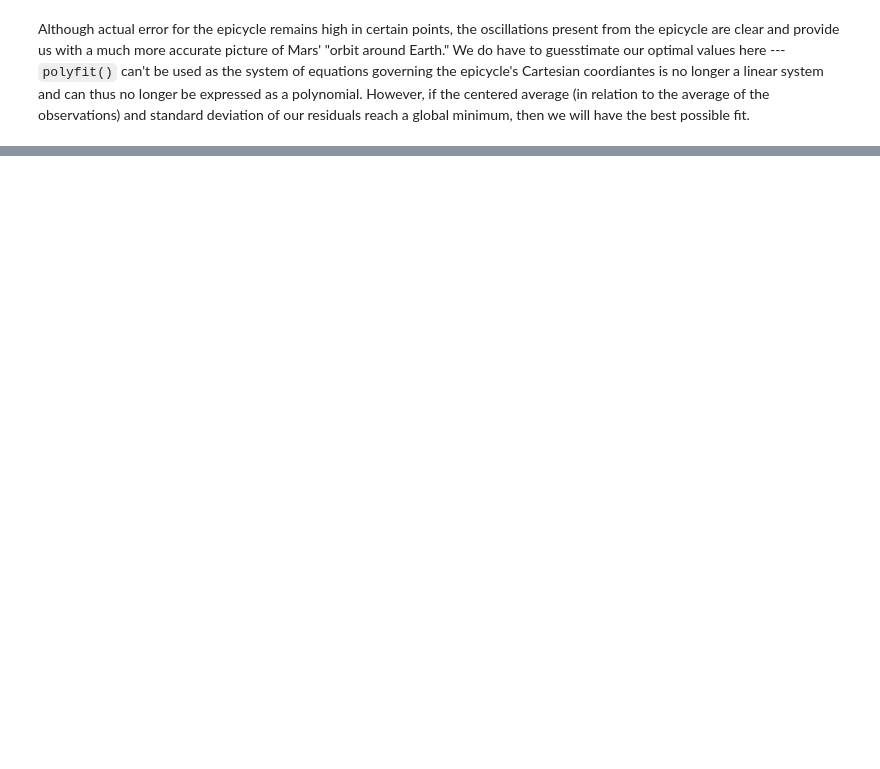
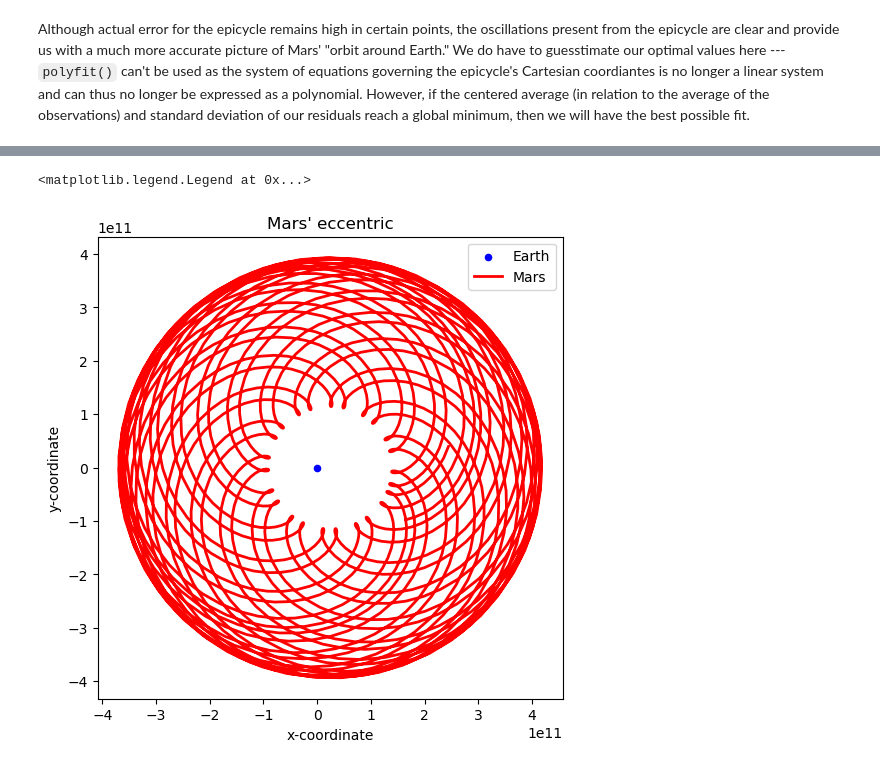
Before and after one commit to lemondoroshow/geoscienceModeling, a Jupyter notebook: celestialMechanics/copernican_revolution.ipynb, the cells around one changed output, grey strips where cells are left out. Saved outputs shown, nothing was run; the diff lists cells and outputs as text; code cells hidden in the pictures; blank space fills up the shorter version.

```diff
--- a/celestialMechanics/copernican_revolution.ipynb
+++ b/celestialMechanics/copernican_revolution.ipynb
@@ -283,0 +339,15 @@ Let's use the same strategy as before.
+# %%
+x_tilde_ecc = x_tilde_epi + r_bar * b * np.cos(theta_two) * np.ones_like(x_tilde_epi)
+y_tilde_ecc = y_tilde_epi + r_bar * b * np.sin(theta_two) * np.ones_like(y_tilde_epi)
+# %%
+# Plot eccentric trajectories
+fig, ax = plt.subplots(figsize = (6, 6))
+ax.scatter(0, 0, s = 20, c = "blue", label = "Earth")
+ax.plot(x_tilde_ecc, y_tilde_ecc, color = "red", lw = 2, label = "Mars")
+ax.set_title("Mars' eccentric")
+ax.set_xlabel("x-coordinate")
+ax.set_ylabel("y-coordinate")
+ax.legend()
+# %% [output]
+<matplotlib.legend.Legend at 0x...>
+[figure, added]
```
Also changed, not shown: parts of 26 cells of this notebook.
